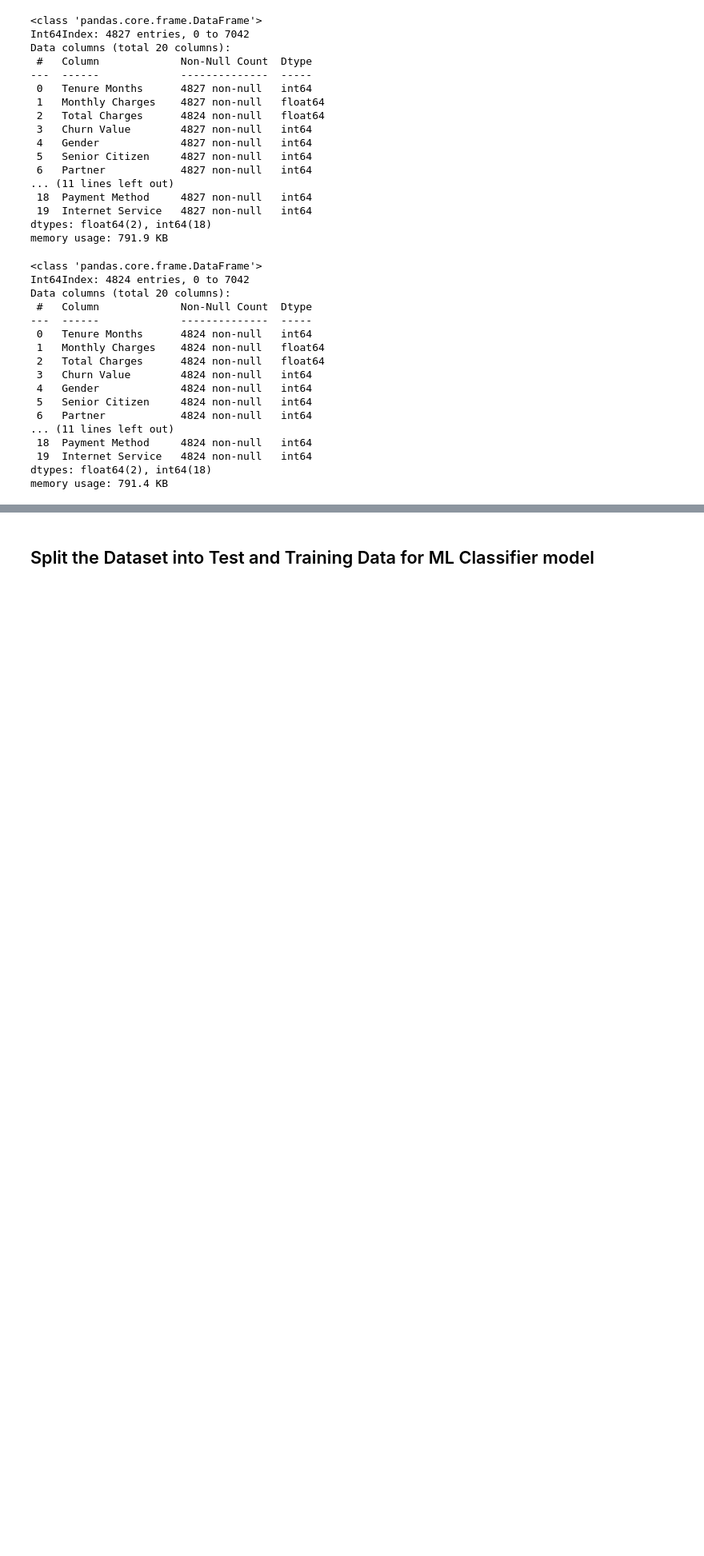
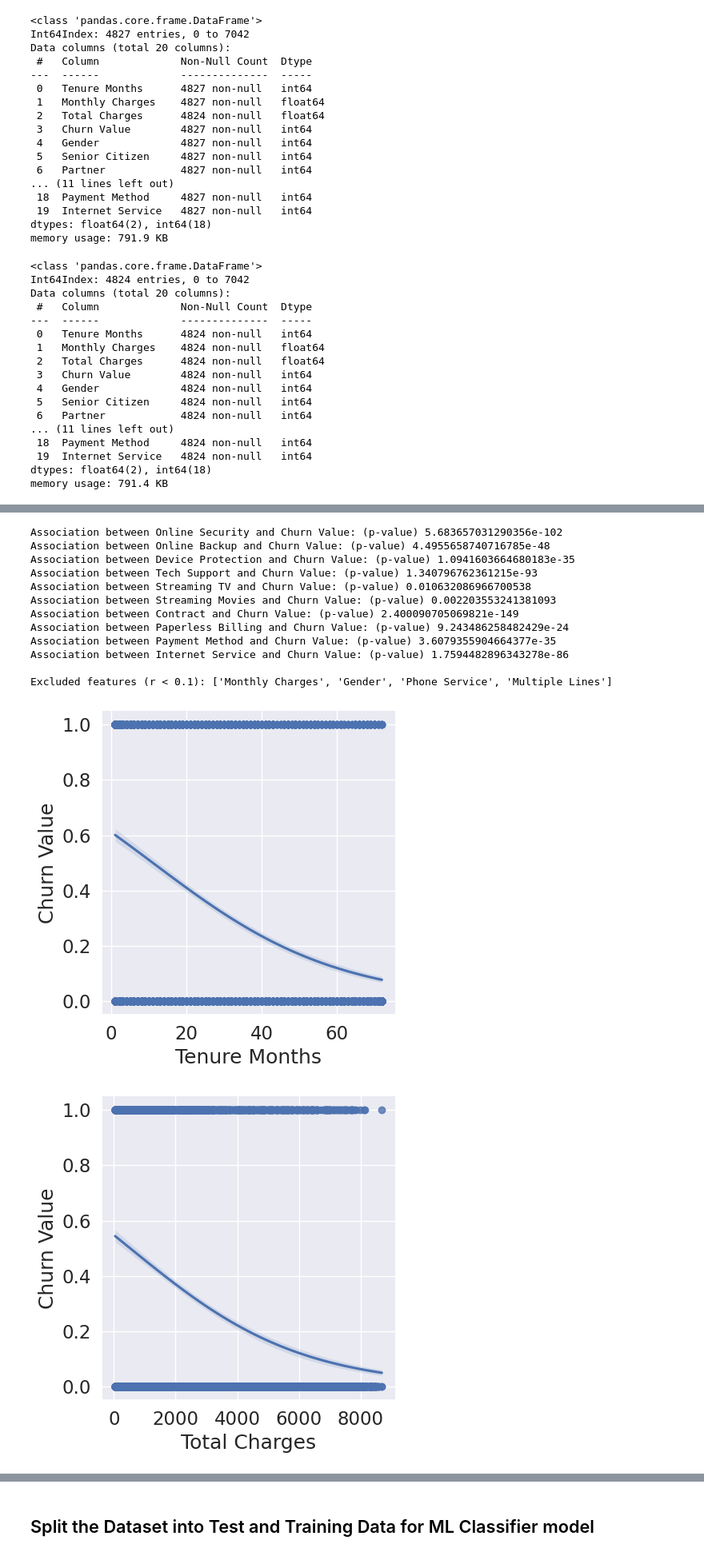
Before and after one commit to ZacharySoo01/I310D_FinalProject, a Jupyter notebook: I310D_FinalProject.ipynb, the cells around one changed output, grey strips where cells are left out. Shown at 80% size. Cells and saved outputs as stored; diff of their text form; code cells hidden in the pictures; blank space fills up the shorter version.

```diff
--- a/I310D_FinalProject.ipynb
+++ b/I310D_FinalProject.ipynb
@@ -416,11 +416,17 @@ unadded_features = []
 for name in churn_data_df.columns.tolist():
   if name == "Churn Value":
     continue
-  # Calculate the correlation between two columns
-  correlation = churn_data_df[name].corr(churn_data_df['Churn Value'])
-  if abs(correlation) > 0.1:
-  # Print the correlation value
-    print("Correlation between " + name + " and Churn Value:", correlation)
+ # calculate correlation coefficient
+  correlation, p_value = pearsonr(churn_data_df[name], churn_data_df['Churn Value'])
+  # perform t-test
+  churned = churn_data_df[churn_data_df['Churn Value'] == 1][name]
+  not_churned = churn_data_df[churn_data_df['Churn Value'] == 0][name]
+  t_stat, p_value = ttest_ind(churned, not_churned, equal_var=False)
+  if p_value < 0.05:
+    # Print the correlation value
+    print("Association between " + name + " and Churn Value: (p-value)", p_value)
+    # Display scatterplot
+    sns.lmplot(x=name, y='Churn Value', data=churn_data_df, logistic=True)
   else:
     unadded_features.append(name)
 print()
@@ -443,0 +440,14 @@ Excluded features (r < 0.1): ['Monthly Charges', 'Gender', 'Phone Service', 'Mul
+Association between Online Security and Churn Value: (p-value) 5.683657031290356e-102
+Association between Online Backup and Churn Value: (p-value) 4.4955658740716785e-48
+Association between Device Protection and Churn Value: (p-value) 1.0941603664680183e-35
+Association between Tech Support and Churn Value: (p-value) 1.340796762361215e-93
+Association between Streaming TV and Churn Value: (p-value) 0.010632086966700538
+Association between Streaming Movies and Churn Value: (p-value) 0.002203553241381093
+Association between Contract and Churn Value: (p-value) 2.400090705069821e-149
+Association between Paperless Billing and Churn Value: (p-value) 9.243486258482429e-24
+Association between Payment Method and Churn Value: (p-value) 3.6079355904664377e-35
+Association between Internet Service and Churn Value: (p-value) 1.7594482896343278e-86
+
+Excluded features (r < 0.1): ['Monthly Charges', 'Gender', 'Phone Service', 'Multiple Lines']
+[figure, added]
+[figure, added]
```
Also changed, not shown: parts of 12 cells of this notebook.
